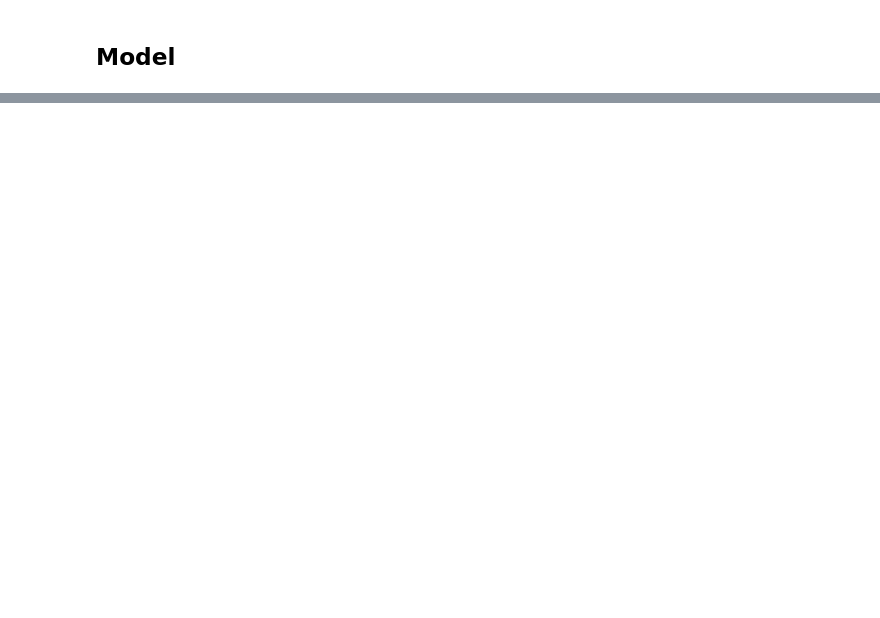
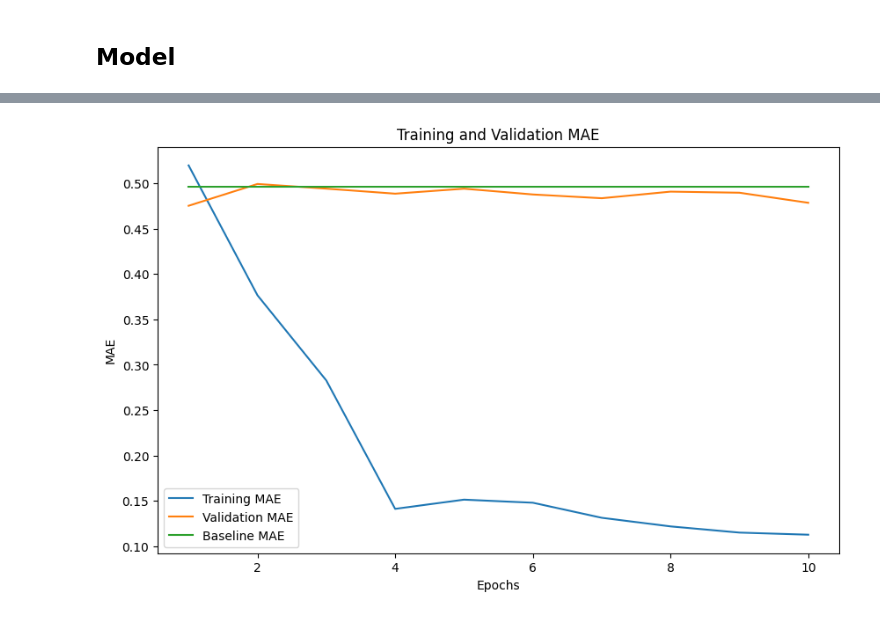
Before and after one commit to aaronmj7/MSc_project, a Jupyter notebook: Project_v1.ipynb, the cells around one changed output, grey strips where cells are left out. Cells and saved outputs as stored; diff of their text form; code cells hidden in the pictures; blank space fills up the shorter version.

```diff
--- a/Project_v1.ipynb
+++ b/Project_v1.ipynb
@@ -737,6 +753,6 @@ genre_sequences_padded = pad_sequences(genre_sequences, maxlen=max_genre_length,
 # %%
 # Prepare inputs and outputs
-X_movie_id = final_df['movieId'].values
+X_movie_id = final_df.index.values
 X_tags = tag_sequences_padded
 X_genres = genre_sequences_padded
 
@@ -745,5 +761,5 @@ y = final_df['rating'].values
 
 # Train-validation split
 X_movie_id_train, X_movie_id_val, X_tags_train, X_tags_val, X_genres_train, X_genres_val, y_train, y_val = train_test_split(
-    X_movie_id, X_tags, X_genres, y, test_size=0.1, random_state=7
+    X_movie_id, X_tags, X_genres, y, test_size=0.2, random_state=7
 )
@@ -870,14 +894,20 @@ plot_model(model, to_file='model.png', show_shapes=True, show_layer_names=True)
+# %%
+# Compile model
+model.compile(
+    optimizer=Adam(learning_rate=0.001),
+    loss='mean_squared_error',
+    metrics=['mean_absolute_error']
+)
 # %%
 EPOCHS = 10
 
 X_train = [X_movie_id_train, X_genres_train, X_tags_train]
 X_val = [X_movie_id_val, X_genres_val, X_tags_val]
 
-# Train model
 history = model.fit(
-    X_train, y_train,
+    X_train,y_train,
     validation_data=(X_val, y_val),
-    epochs=EPOCHS
+    epochs=EPOCHS,
 )
 # %% [output]
 Epoch 1/10
@@ -902,0 +933,22 @@ Epoch 10/10
+# %%
+from sklearn.metrics import mean_absolute_error
+# Extract MAE values
+training_mae = history.history['mean_absolute_error']
+val_mae = history.history['val_mean_absolute_error']
+baseline_mae = mean_absolute_error(y_train, [y_train.mean()] * len(y_train))
+baseline_mae_list = [baseline_mae] * len(training_mae)  # Create a list of the baseline MAE
+
+epochs = range(1, len(training_mae) + 1)
+
+# Plot the MAE
+plt.figure(figsize=(10, 6))
+plt.plot(epochs, training_mae, label='Training MAE')
+plt.plot(epochs, val_mae, label='Validation MAE')
+plt.plot(epochs, baseline_mae_list, label='Baseline MAE')
+plt.title('Training and Validation MAE')
+plt.xlabel('Epochs')
+plt.ylabel('MAE')
+plt.legend()
+plt.show()
+# %% [output]
+[figure, added]
```
Also changed, not shown: parts of 15 cells of this notebook.
